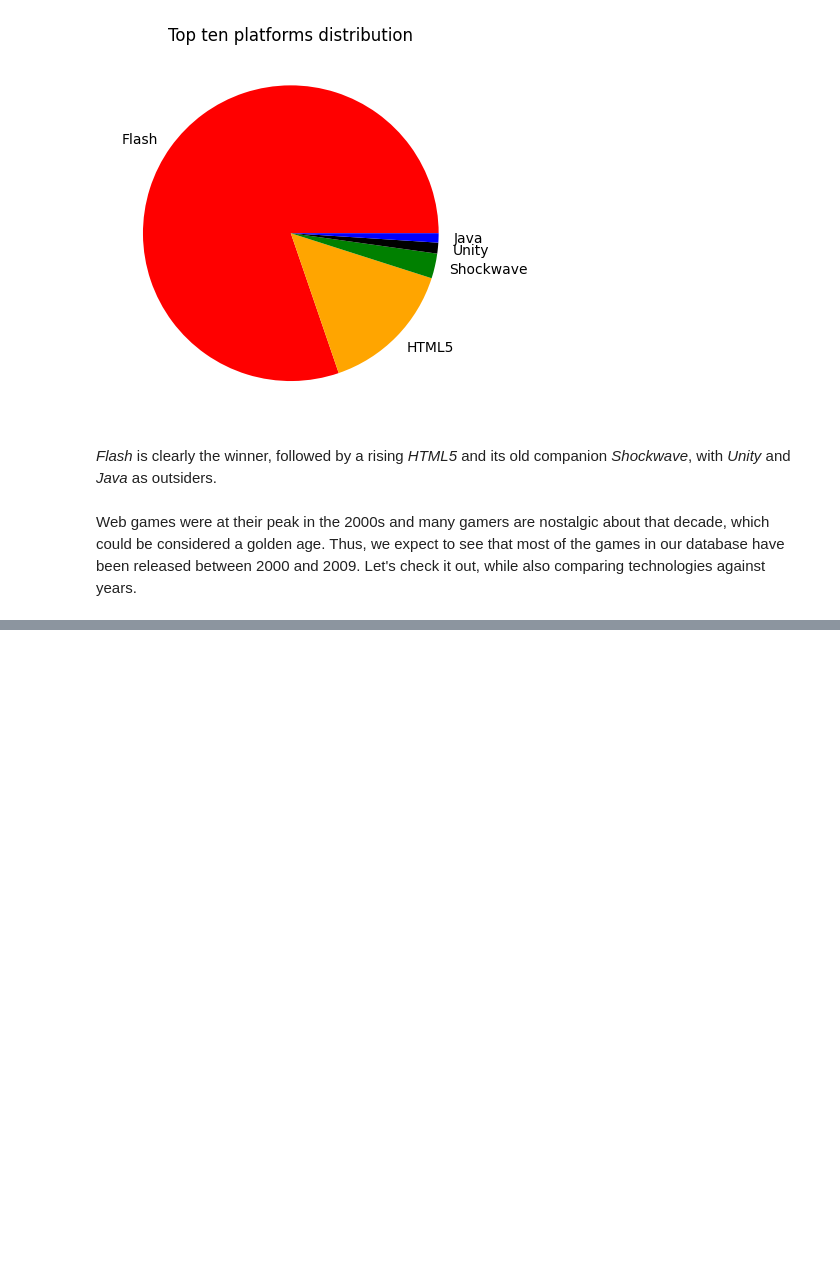
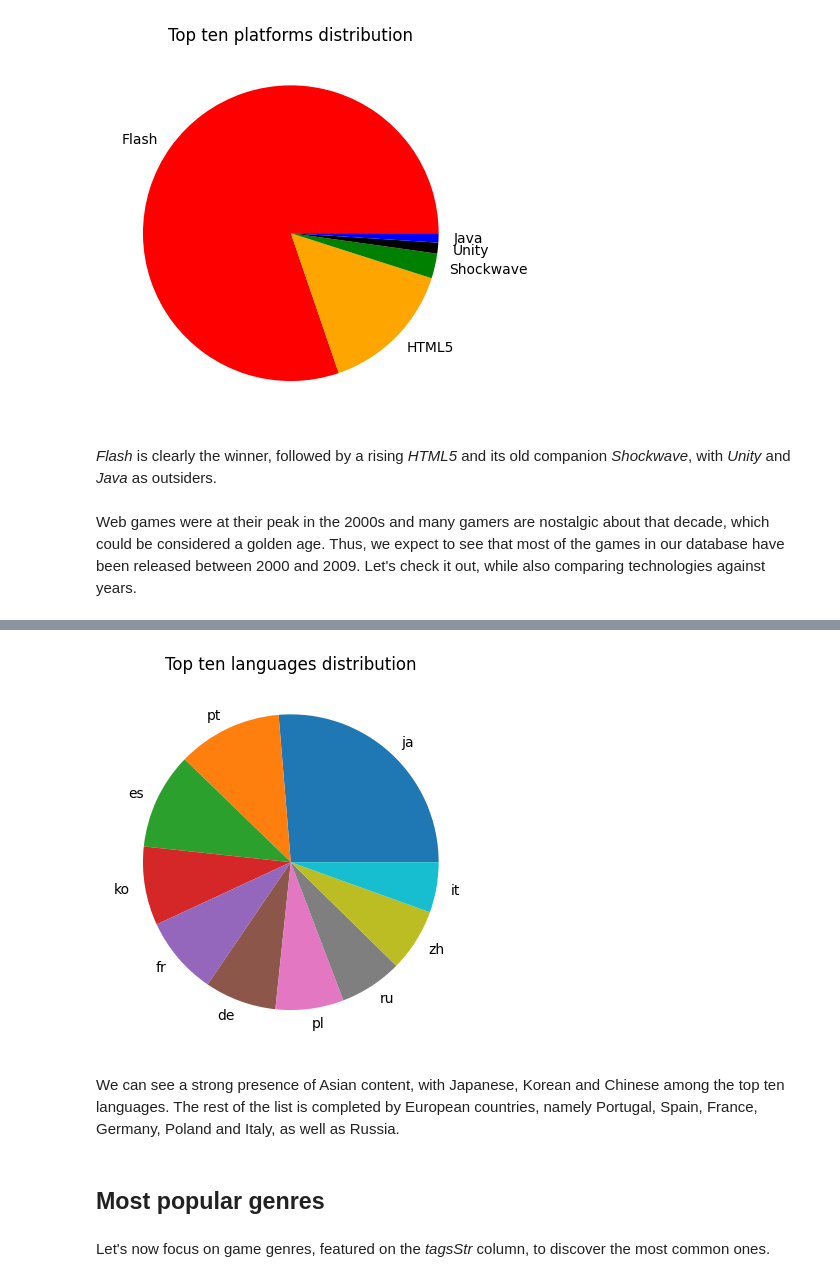
Before and after one commit to giovanni-cutri/flashpoint-analytics, a Jupyter notebook: notebooks/flashpoint_analytics_python.ipynb, the cells around one changed output, grey strips where cells are left out. Cells and saved outputs as stored; diff of their text form; code cells hidden in the pictures; blank space fills up the shorter version.

```diff
--- a/notebooks/flashpoint_analytics_python.ipynb
+++ b/notebooks/flashpoint_analytics_python.ipynb
@@ -335,0 +361,14 @@ Et voila! As we were expecting, web games have steadily risen in popularity in t
+# %%
+labels = top_languages.index
+sizes = top_languages.values / top_languages.values.sum() * 100
+plt.pie(sizes, labels = labels)
+plt.title("Top ten languages distribution")
+plt.show()
+# %% [output]
+[figure, added]
+# %% [markdown]
+We can see a strong presence of Asian content, with Japanese, Korean and Chinese among the top ten languages. The rest of the list is completed by European countries, namely Portugal, Spain, France, Germany, Poland and Italy, as well as Russia.
+# %% [markdown]
+## Most popular genres
+# %% [markdown]
+Let's now focus on game genres, featured on the *tagsStr* column, to discover the most common ones.
```
Also changed, not shown: parts of 15 cells of this notebook.
